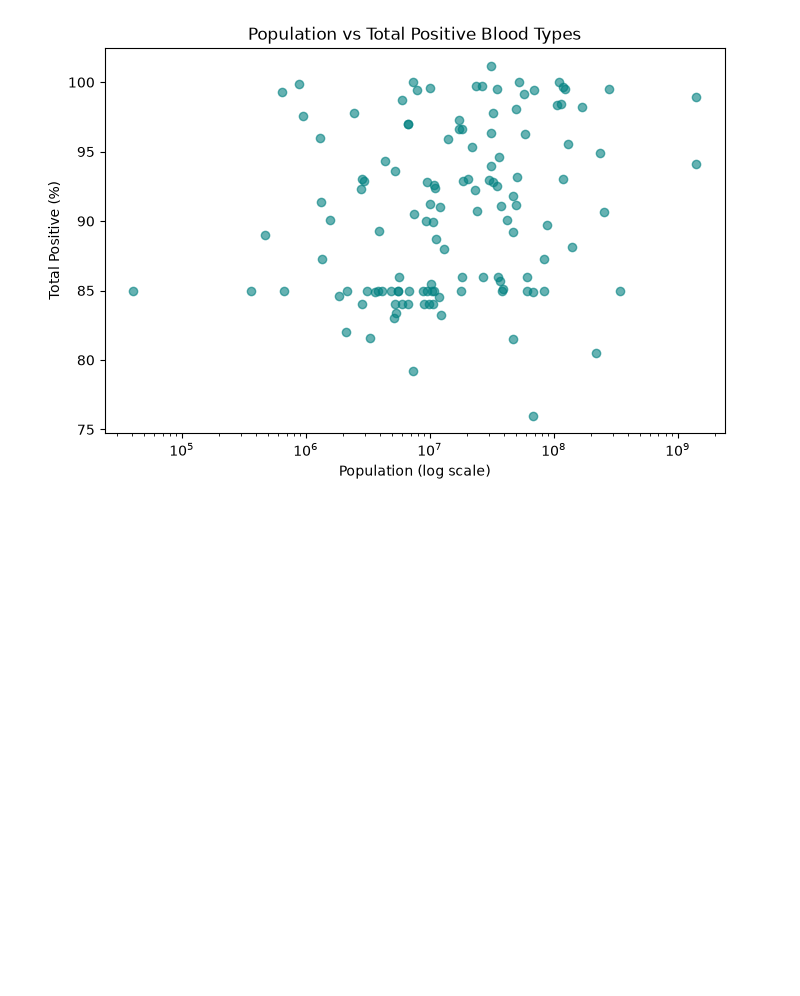
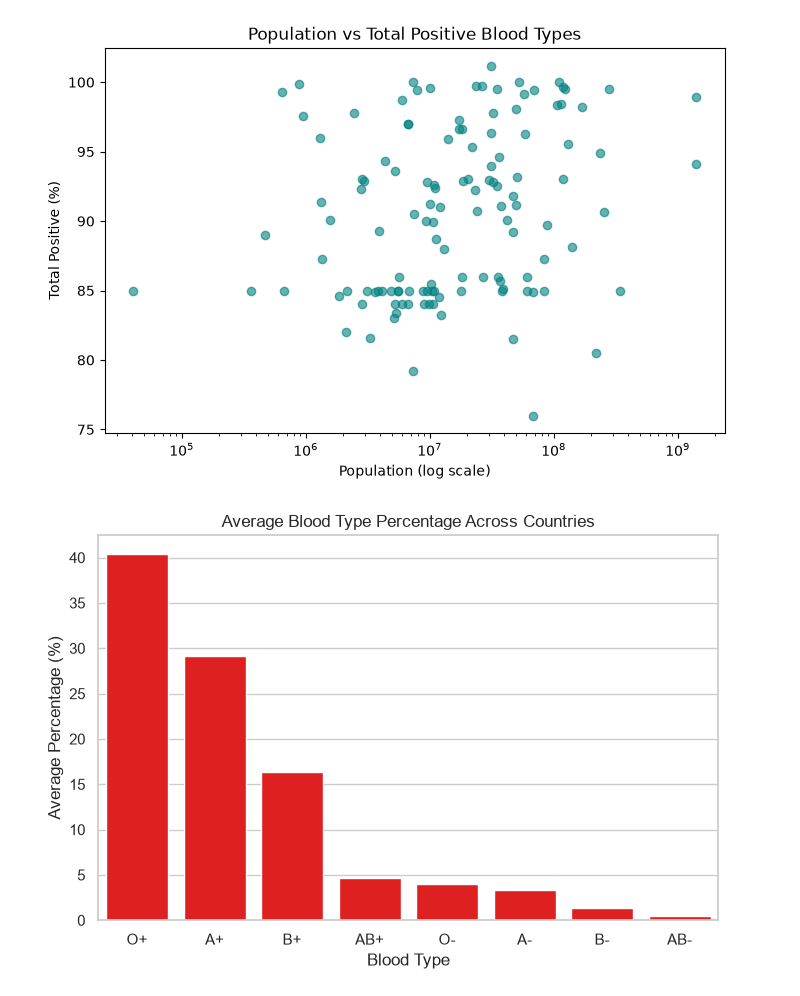
Before and after one commit to bibhutishrestha00/blood-type-pandas-analysis, a Jupyter notebook: blood_type_cleaned.ipynb, the cells around one changed output. Saved outputs shown, nothing was run; the diff lists cells and outputs as text; code cells hidden in the pictures; blank space fills up the shorter version.

Commit message:
Seaborn diagram

```diff
--- a/blood_type_cleaned.ipynb
+++ b/blood_type_cleaned.ipynb
@@ -417,3 +417,17 @@ plt.ylabel('Total Positive (%)')
 plt.show()
 # %% [output]
 [figure]
+# %%
+import seaborn as sns
+import matplotlib.pyplot as plt
+sns.set_theme(style="whitegrid")
+# %%
+avg = df[blood_cols].mean().sort_values(ascending = False)
+plt.figure(figsize=(8,5))
+sns.barplot(x=avg.index, y=avg.values, color = 'red')
+plt.title('Average Blood Type Percentage Across Countries')
+plt.xlabel('Blood Type')
+plt.ylabel('Average Percentage (%)')
+plt.show()
+# %% [output]
+[figure, added]
```
Also changed, not shown: parts of 4 cells of this notebook.
